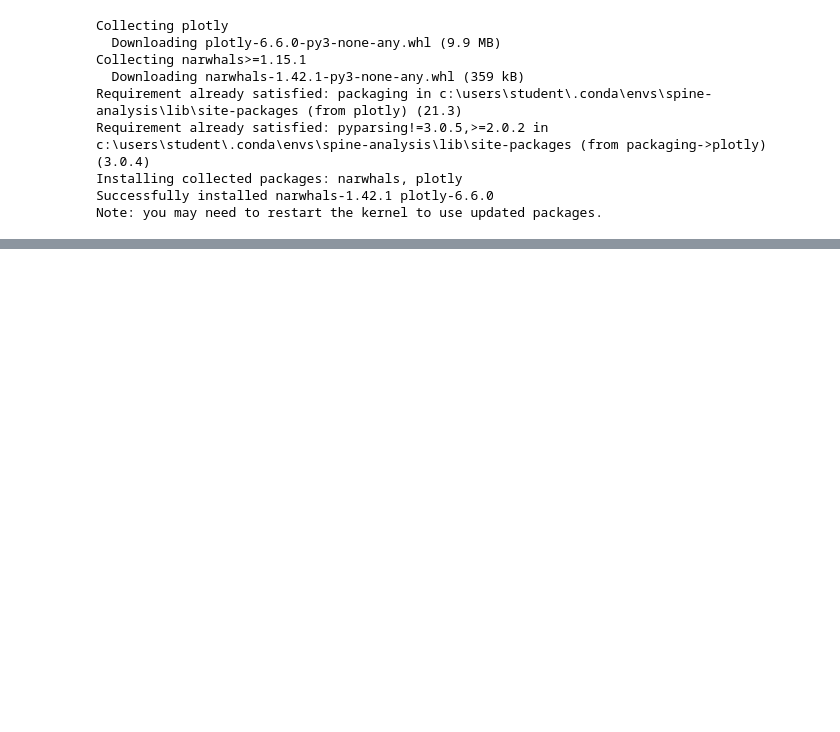
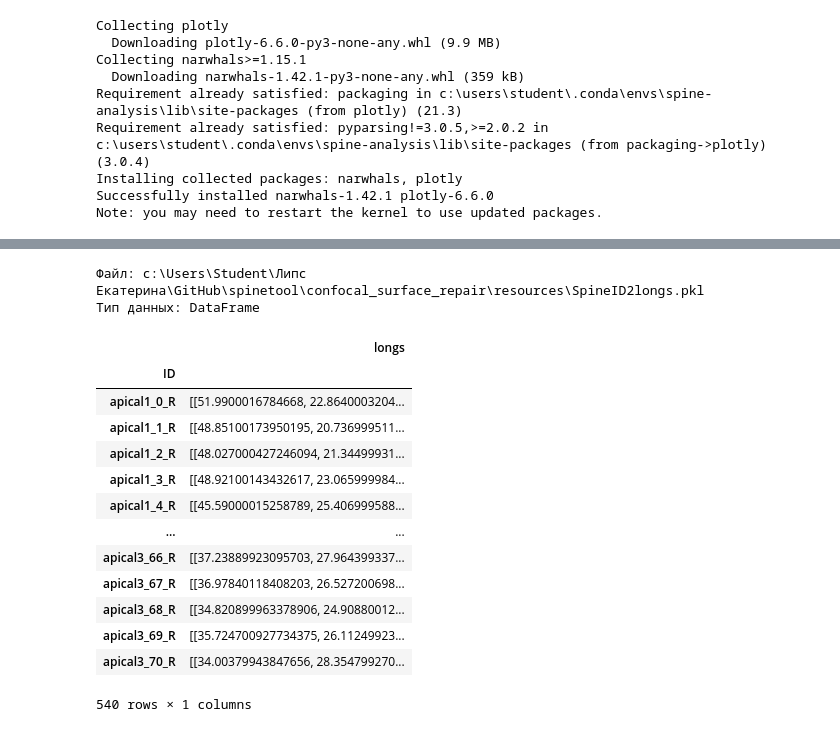
Before and after one commit to eklipsss/spinetool, a Jupyter notebook: surface-repair.ipynb, the cells around one changed output, grey strips where cells are left out. Drawn from its saved outputs; the diff is of its cells as text; code cells hidden in the pictures; blank space fills up the shorter version.

Commit message:
add mouse spines to analysis

```diff
--- a/surface-repair.ipynb
+++ b/surface-repair.ipynb
@@ -143,0 +234,34 @@ Note: you may need to restart the kernel to use updated packages.
+# %%
+import pandas as pd
+from IPython.display import display
+from pathlib import Path
+
+project_root = Path.cwd()
+pkl_path = project_root / "confocal_surface_repair" / "resources" / "SpineID2longs.pkl"
+
+if pkl_path.suffix.lower() != ".pkl":
+    raise ValueError(f"Ожидается файл с расширением .pkl: {pkl_path}")
+if not pkl_path.is_file():
+    raise FileNotFoundError(f"Файл не найден: {pkl_path}")
+
+pkl_data = pd.read_pickle(pkl_path)
+print(f"Файл: {pkl_path}")
+print(f"Тип данных: {type(pkl_data).__name__}")
+display(pkl_data)
+# %% [output]
+Файл: c:\Users\Student\Липс Екатерина\GitHub\spinetool\confocal_surface_repair\resources\SpineID2longs.pkl
+Тип данных: DataFrame
+|  | longs |
+| ID |  |
+| apical1_0_R | [[51.9900016784668, 22.8640003204... |
+| apical1_1_R | [[48.85100173950195, 20.736999511... |
+| apical1_2_R | [[48.027000427246094, 21.34499931... |
+| apical1_3_R | [[48.92100143432617, 23.065999984... |
+| apical1_4_R | [[45.59000015258789, 25.406999588... |
+| ... | ... |
+| apical3_66_R | [[37.23889923095703, 27.964399337... |
+| apical3_67_R | [[36.97840118408203, 26.527200698... |
+| apical3_68_R | [[34.820899963378906, 24.90880012... |
+| apical3_69_R | [[35.724700927734375, 26.11249923... |
+| apical3_70_R | [[34.00379943847656, 28.354799270... |
+540 rows × 1 columns
```
Also changed, not shown: parts of 5 cells of this notebook, 4 other files.
